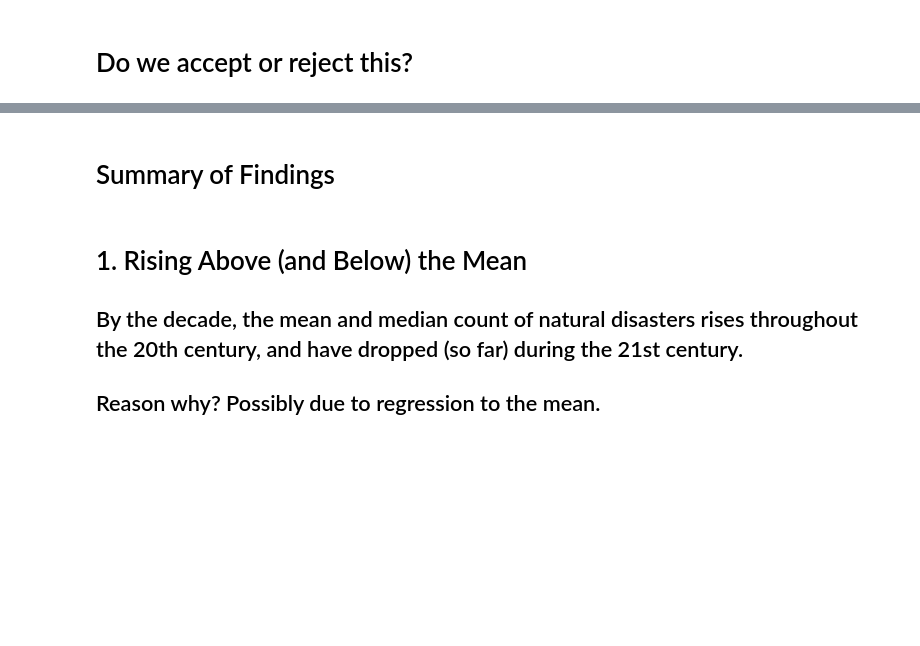
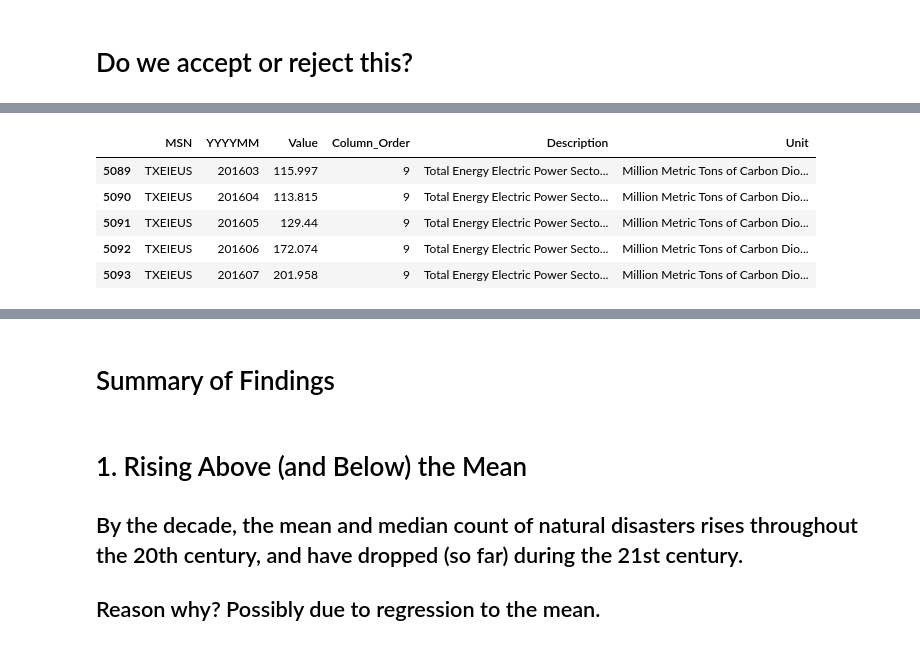
Before and after one commit to UPstartDeveloper/climate-change-analysis, a Jupyter notebook: analysis.ipynb, the cells around one changed output, grey strips where cells are left out. Drawn from its saved outputs; the diff is of its cells as text; code cells hidden in the pictures; blank space fills up the shorter version.

```diff
--- a/analysis.ipynb
+++ b/analysis.ipynb
@@ -338,0 +348,9 @@ plt.show()
+# %%
+carbon_df.tail()
+# %% [output]
+|  | MSN | YYYYMM | Value | Column_Order | Description | Unit |
+| 5089 | TXEIEUS | 201603 | 115.997 | 9 | Total Energy Electric Power Secto... | Million Metric Tons of Carbon Dio... |
+| 5090 | TXEIEUS | 201604 | 113.815 | 9 | Total Energy Electric Power Secto... | Million Metric Tons of Carbon Dio... |
+| 5091 | TXEIEUS | 201605 | 129.44 | 9 | Total Energy Electric Power Secto... | Million Metric Tons of Carbon Dio... |
+| 5092 | TXEIEUS | 201606 | 172.074 | 9 | Total Energy Electric Power Secto... | Million Metric Tons of Carbon Dio... |
+| 5093 | TXEIEUS | 201607 | 201.958 | 9 | Total Energy Electric Power Secto... | Million Metric Tons of Carbon Dio... |
```
Also changed, not shown: parts of 9 cells of this notebook.
